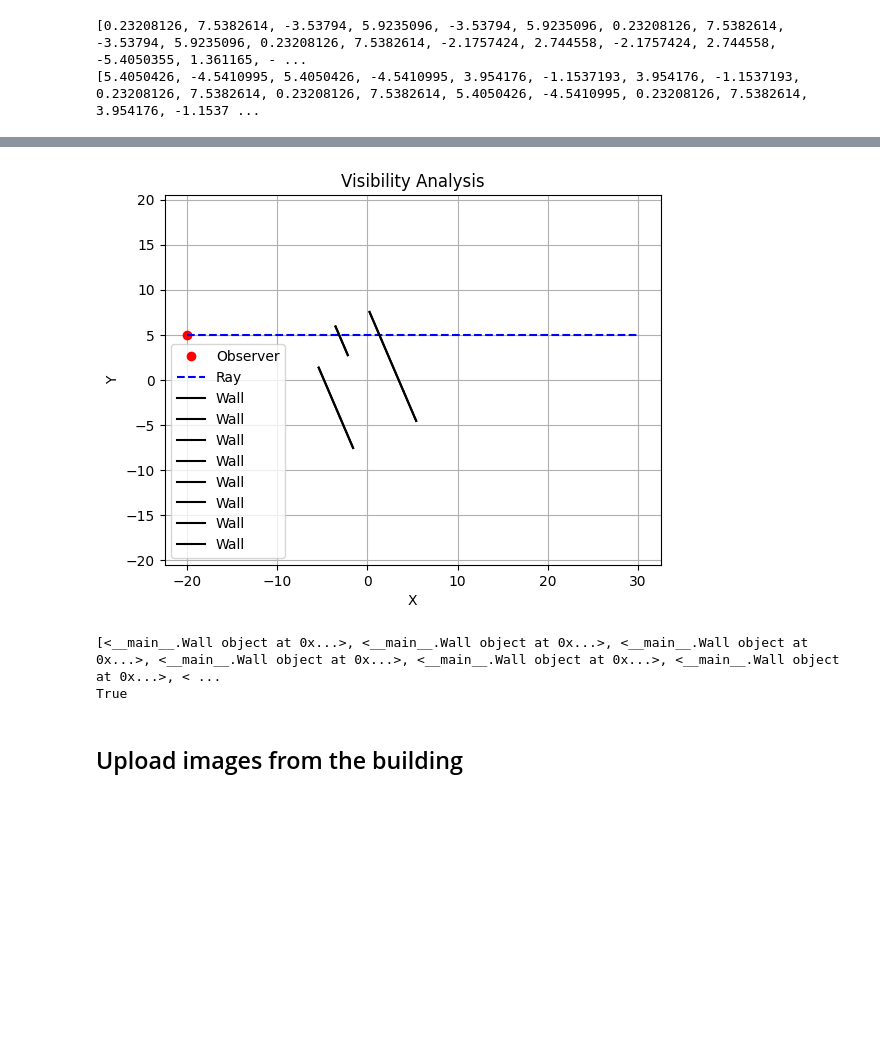
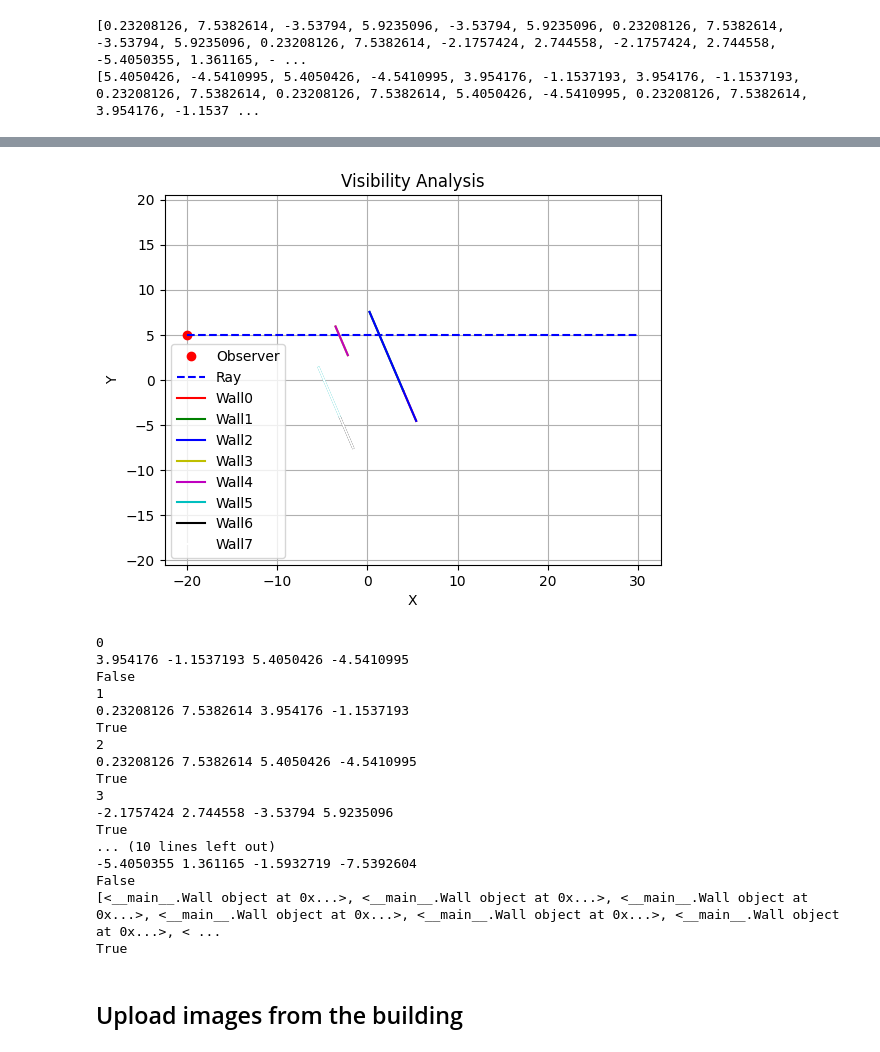
Before and after one commit to looopic/3DTexturingWithOpenData, a Jupyter notebook: getModelFromAddress.ipynb, the cells around one changed output, grey strips where cells are left out. Cells and saved outputs as stored; diff of their text form; code cells hidden in the pictures; blank space fills up the shorter version.

```diff
--- a/getModelFromAddress.ipynb
+++ b/getModelFromAddress.ipynb
@@ -429,6 +431,8 @@ Scene(children=[PolyMesh(data=[], triangle_indices=array([ 0,  1,  2,  3,  4,  5
 # %%
 import math
 import matplotlib.pyplot as plt
+
+color=['r', 'g', 'b', 'y', 'm', 'c', 'k', 'w']
 
 class Point:
     def __init__(self, x, y):
@@ -464,36 +468,58 @@ for i in range(0, len(wallsWE2D),6):
     elif(x1 <= x3 and x3 < x2):
         wallsWE.append(Wall(Point(x1, y1), Point(x2, y2)))
     elif(x2 <= x1 and x1 < x3):
         wallsWE.append(Wall(Point(x2, y2), Point(x3, y3)))
     elif(x2 <= x3 and x3 < x1):
         wallsWE.append(Wall(Point(x2, y2), Point(x1, y1)))
     elif(x3 <= x1 and x1 < x2):
         wallsWE.append(Wall(Point(x3, y3), Point(x2, y2)))
     else:
         wallsWE.append(Wall(Point(x3, y3), Point(x1, y1)))
 
 observer_west = Point(-20, 5)
 direction_west = math.pi*2
 
 plt.plot(observer_west.x, observer_west.y, 'ro', label='Observer')
 ray_end = Point(observer_west.x + 50*math.cos(direction_west), observer_west.y + 50*math.sin(direction_west))
 plt.plot([observer_west.x, ray_end.x], [observer_west.y, ray_end.y], 'b--', label='Ray')
+wall_nr = 0
 for wall in wallsWE:
-    plt.plot([wall.start.x, wall.end.x], [wall.start.y, wall.end.y], 'k-', label='Wall')
-
+    plt.plot([wall.start.x, wall.end.x], [wall.start.y, wall.end.y], color[wall_nr%len(color)], label='Wall'+str(wall_nr))
+    wall_nr += 1
 plt.xlabel('X')
 plt.ylabel('Y')
 plt.title('Visibility Analysis')
 plt.legend()
 plt.grid(True)
 plt.axis('equal')
 plt.show()
+wall_nr = 0
+for wall in wallsWE:
+    print(wall_nr)
+    print(wall.start.x, wall.start.y, wall.end.x, wall.end.y)
+    print (intersect(observer_west, ray_end, wall.start, wall.end))
+    wall_nr += 1
 
 visible_walls_west = is_visible(wallsWE, observer_west, direction_west)
 print(wallsWE)
 print(visible_walls_west)
 # %% [output]
-[figure, old version]
+[figure, new version]
+0
+3.954176 -1.1537193 5.4050426 -4.5410995
+False
+1
+0.23208126 7.5382614 3.954176 -1.1537193
+True
+2
+0.23208126 7.5382614 5.4050426 -4.5410995
+True
+3
+-2.1757424 2.744558 -3.53794 5.9235096
+True
+... (10 lines left out)
+-5.4050355 1.361165 -1.5932719 -7.5392604
+False
 [<__main__.Wall object at 0x...>, <__main__.Wall object at 0x...>, <__main__.Wall object at 0x...>, <__main__.Wall object at 0x...>, <__main__.Wall object at 0x...>, <__main__.Wall object at 0x...>, < ...
 True
 # %%
```
Also changed, not shown: parts of 1 cell of this notebook.
